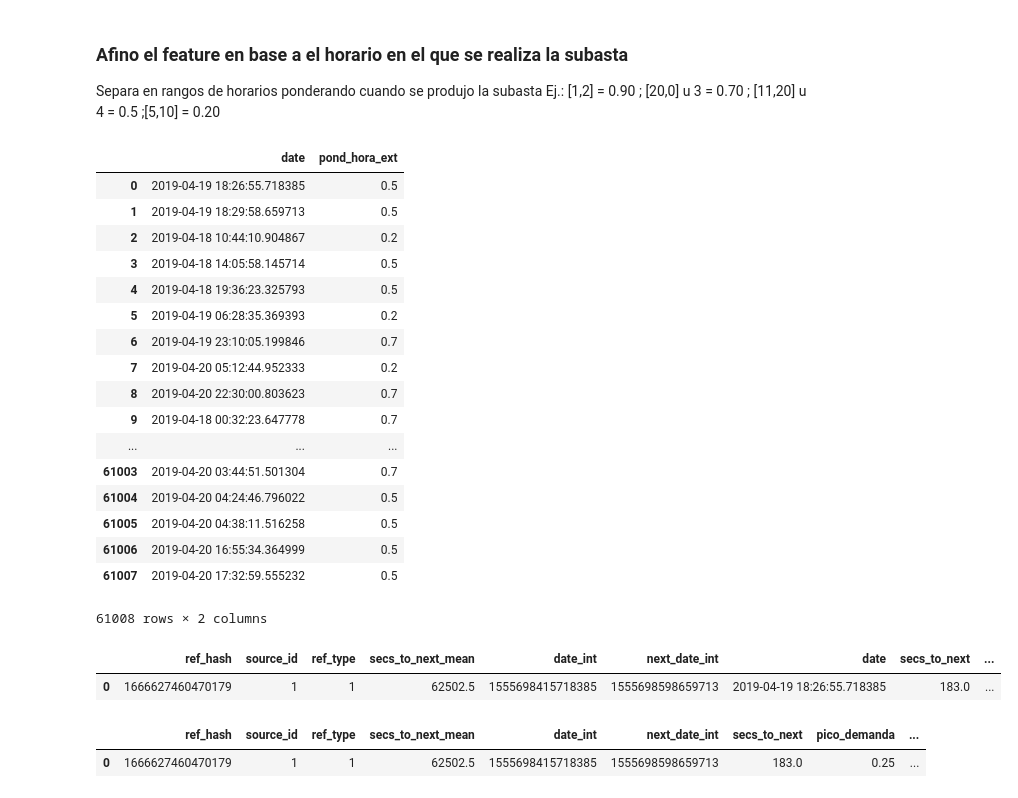
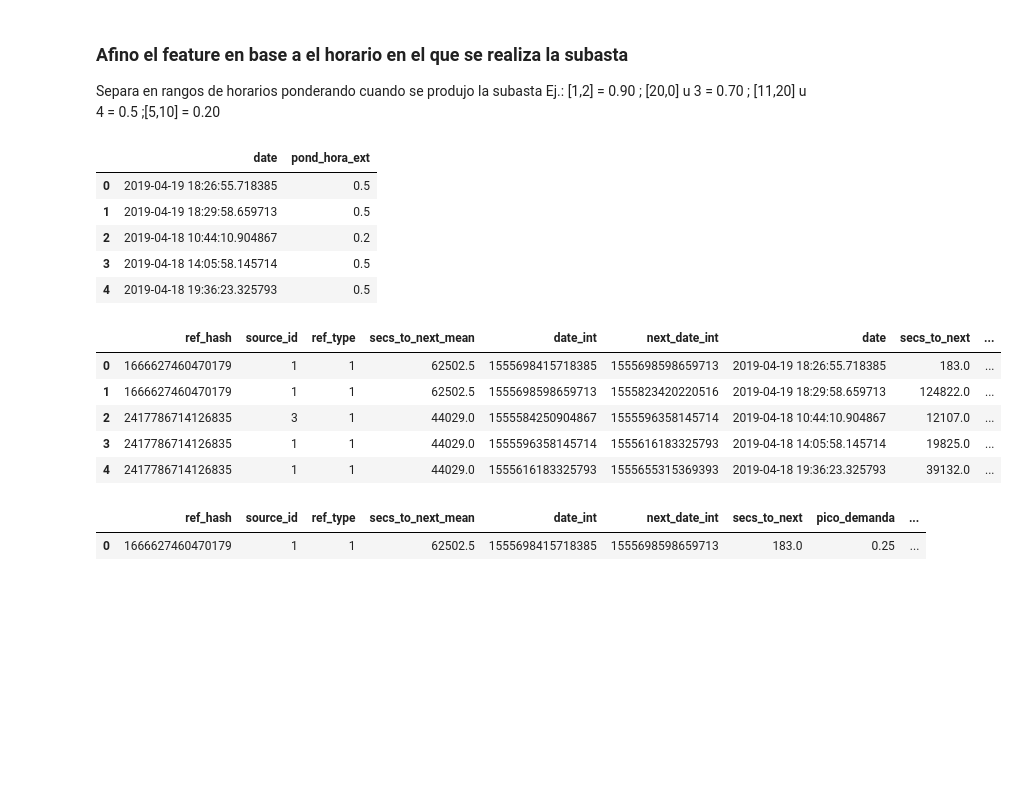
Before and after one commit to gatti2602/7506-datos, a Jupyter notebook: tp2/Lucas/tp2-Jampp-auctions-xgboost.ipynb, the cells around one changed output. Cells and saved outputs as stored; diff of their text form; code cells hidden in the pictures; blank space fills up the shorter version.

```diff
--- a/tp2/Lucas/tp2-Jampp-auctions-xgboost.ipynb
+++ b/tp2/Lucas/tp2-Jampp-auctions-xgboost.ipynb
@@ -743,7 +743,7 @@ def pond_hora_ext(date):
 # %%
 auc4['pond_hora_ext'] = auc4['date'].apply(pond_hora_ext)
 # %%
-auc4[['date','pond_hora_ext']]
+auc4[['date','pond_hora_ext']].head()
 # %% [output]
 |  | date | pond_hora_ext |
 | 0 | 2019-04-19 18:26:55.718385 | 0.5 |
@@ -751,23 +751,15 @@ auc4[['date','pond_hora_ext']]
 | 2 | 2019-04-18 10:44:10.904867 | 0.2 |
 | 3 | 2019-04-18 14:05:58.145714 | 0.5 |
 | 4 | 2019-04-18 19:36:23.325793 | 0.5 |
-| 5 | 2019-04-19 06:28:35.369393 | 0.2 |
-| 6 | 2019-04-19 23:10:05.199846 | 0.7 |
-| 7 | 2019-04-20 05:12:44.952333 | 0.2 |
-| 8 | 2019-04-20 22:30:00.803623 | 0.7 |
-| 9 | 2019-04-18 00:32:23.647778 | 0.7 |
-| ... | ... | ... |
-| 61003 | 2019-04-20 03:44:51.501304 | 0.7 |
-| 61004 | 2019-04-20 04:24:46.796022 | 0.5 |
-| 61005 | 2019-04-20 04:38:11.516258 | 0.5 |
-| 61006 | 2019-04-20 16:55:34.364999 | 0.5 |
-| 61007 | 2019-04-20 17:32:59.555232 | 0.5 |
-61008 rows × 2 columns
 # %%
-auc4.head(1)
+auc4.head(5)
 # %% [output]
 |  | ref_hash | source_id | ref_type | secs_to_next_mean | date_int | next_date_int | date | secs_to_next | ... |
 | 0 | 1666627460470179 | 1 | 1 | 62502.5 | 1555698415718385 | 1555698598659713 | 2019-04-19 18:26:55.718385 | 183.0 | ... |
+| 1 | 1666627460470179 | 1 | 1 | 62502.5 | 1555698598659713 | 1555823420220516 | 2019-04-19 18:29:58.659713 | 124822.0 | ... |
+| 2 | 2417786714126835 | 3 | 1 | 44029.0 | 1555584250904867 | 1555596358145714 | 2019-04-18 10:44:10.904867 | 12107.0 | ... |
+| 3 | 2417786714126835 | 1 | 1 | 44029.0 | 1555596358145714 | 1555616183325793 | 2019-04-18 14:05:58.145714 | 19825.0 | ... |
+| 4 | 2417786714126835 | 1 | 1 | 44029.0 | 1555616183325793 | 1555655315369393 | 2019-04-18 19:36:23.325793 | 39132.0 | ... |
 # %%
 #Agregamos features
 columns_to_xgboost_4 = ['ref_hash','source_id'\
```
Also changed, not shown: parts of 20 cells of this notebook, 1 other file.
